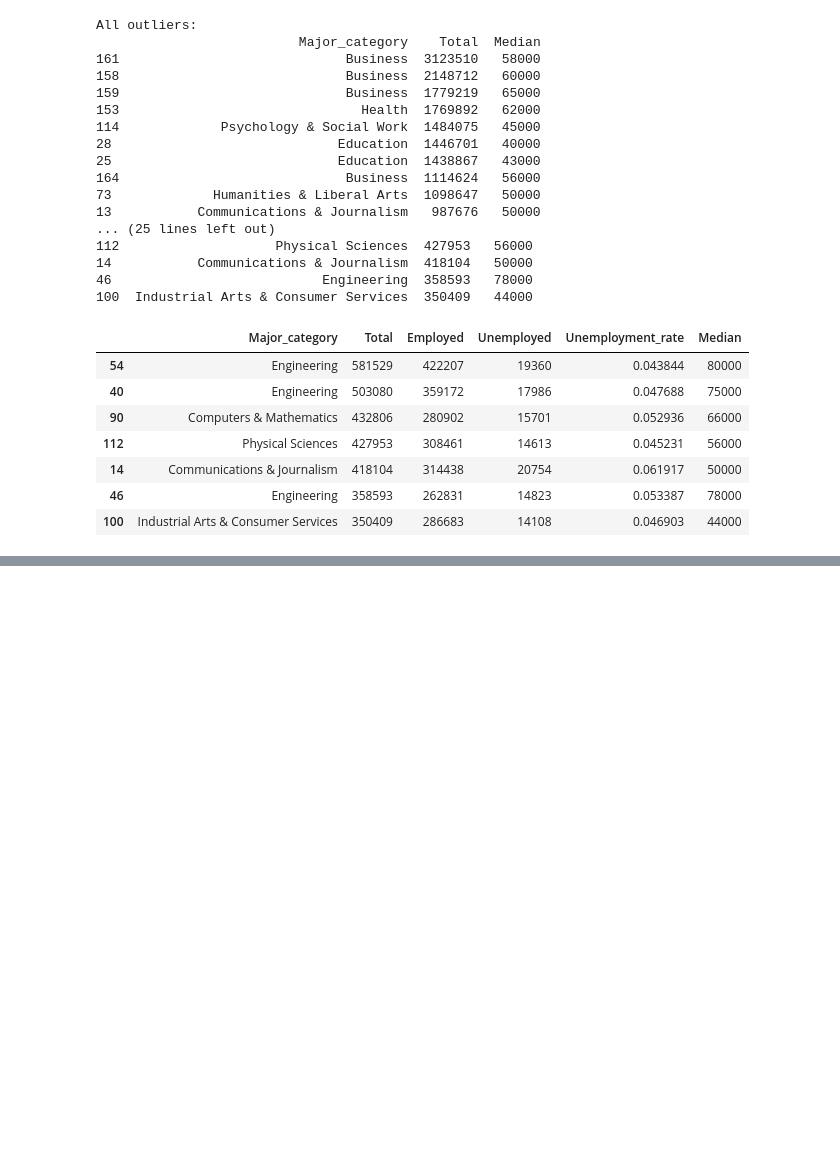
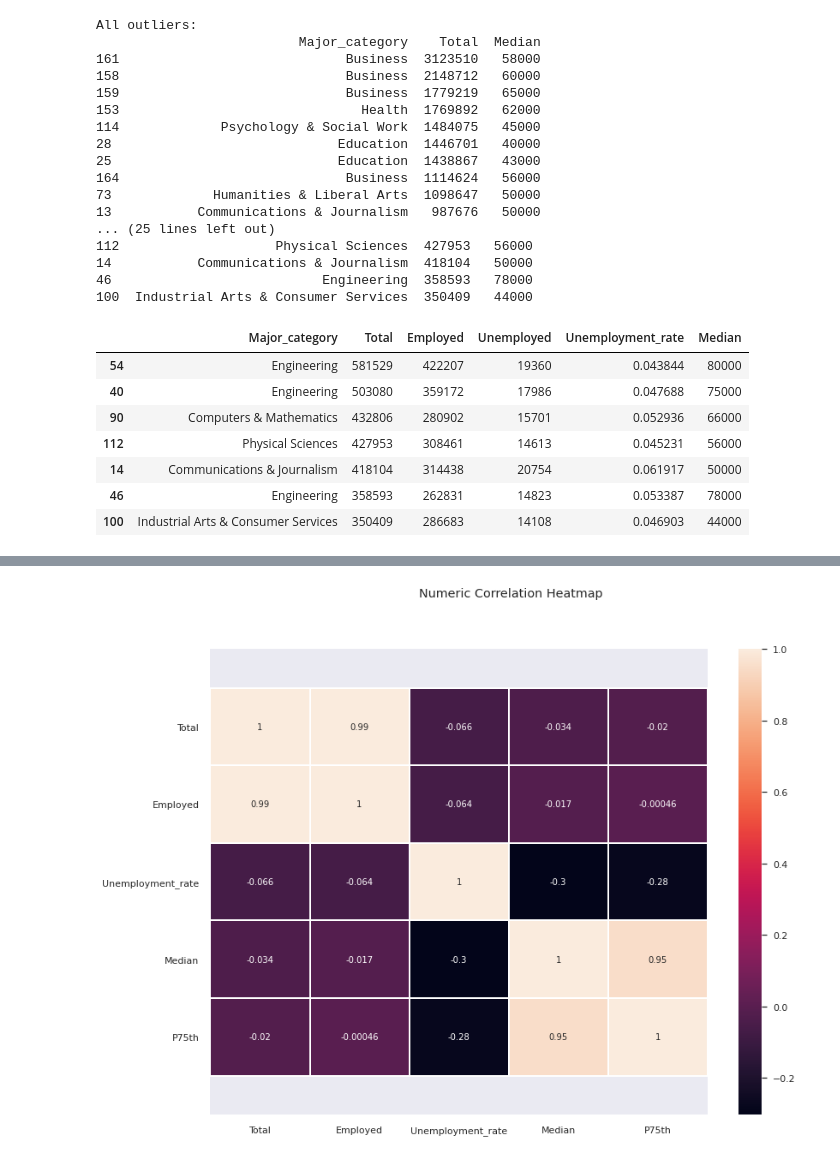
Before and after one commit to yabbou/Career_Forecasting, a Jupyter notebook: final_project.ipynb, the cells around one changed output, grey strips where cells are left out. Drawn from its saved outputs; the diff is of its cells as text; code cells hidden in the pictures; blank space fills up the shorter version.

```diff
--- a/final_project.ipynb
+++ b/final_project.ipynb
@@ -446,0 +593,7 @@ Part 3:
+# %%
+employed_students_reduced_cols_df = employed_students_df.copy()
+employed_students_reduced_cols_df.drop(columns=['Employed_full_time_year_round','Unemployed','P25th'], inplace=True)
+
+displayHeatmap(employed_students_reduced_cols_df,0)
+# %% [output]
+[figure, added]
```
Also changed, not shown: parts of 50 cells of this notebook.
